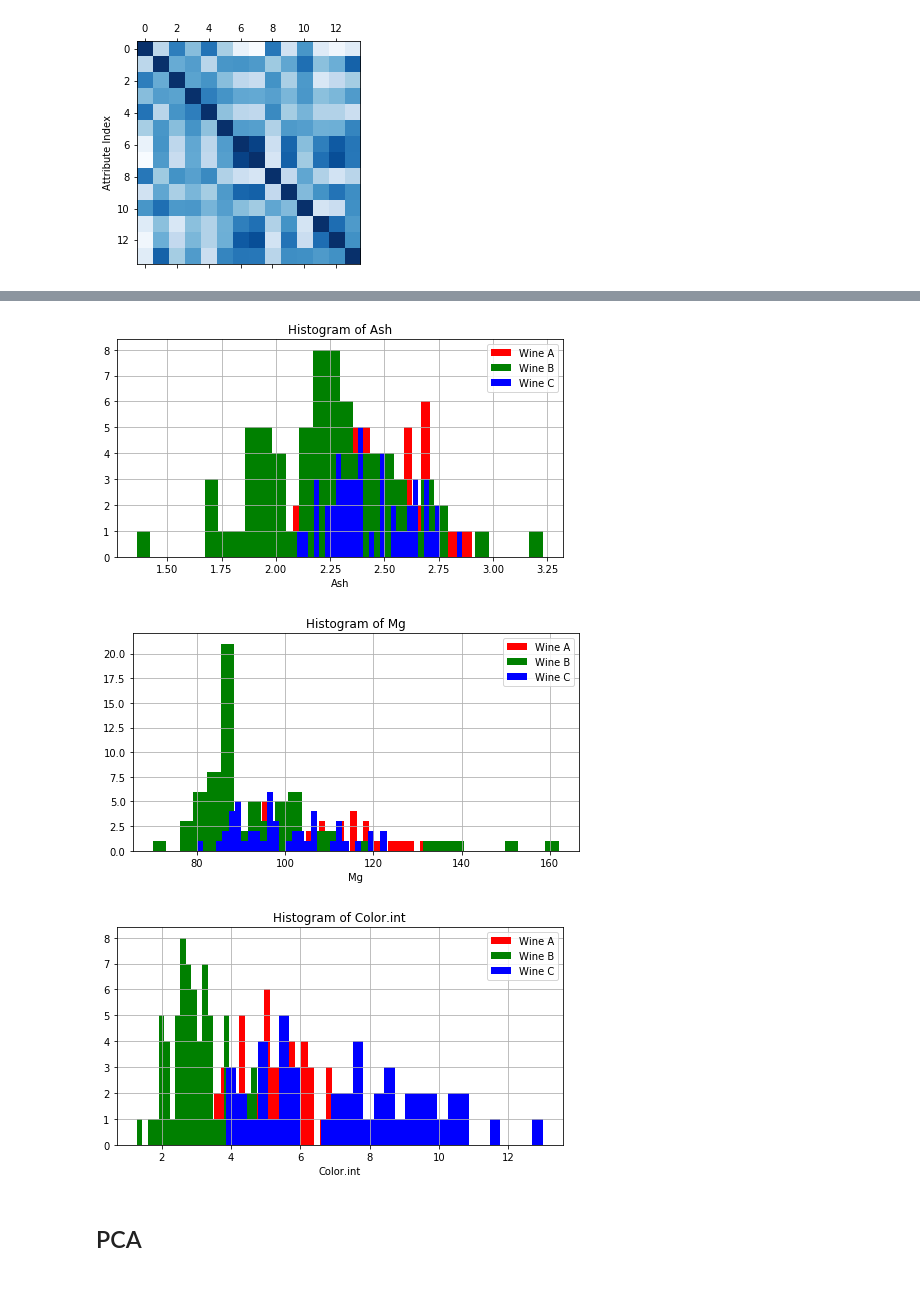
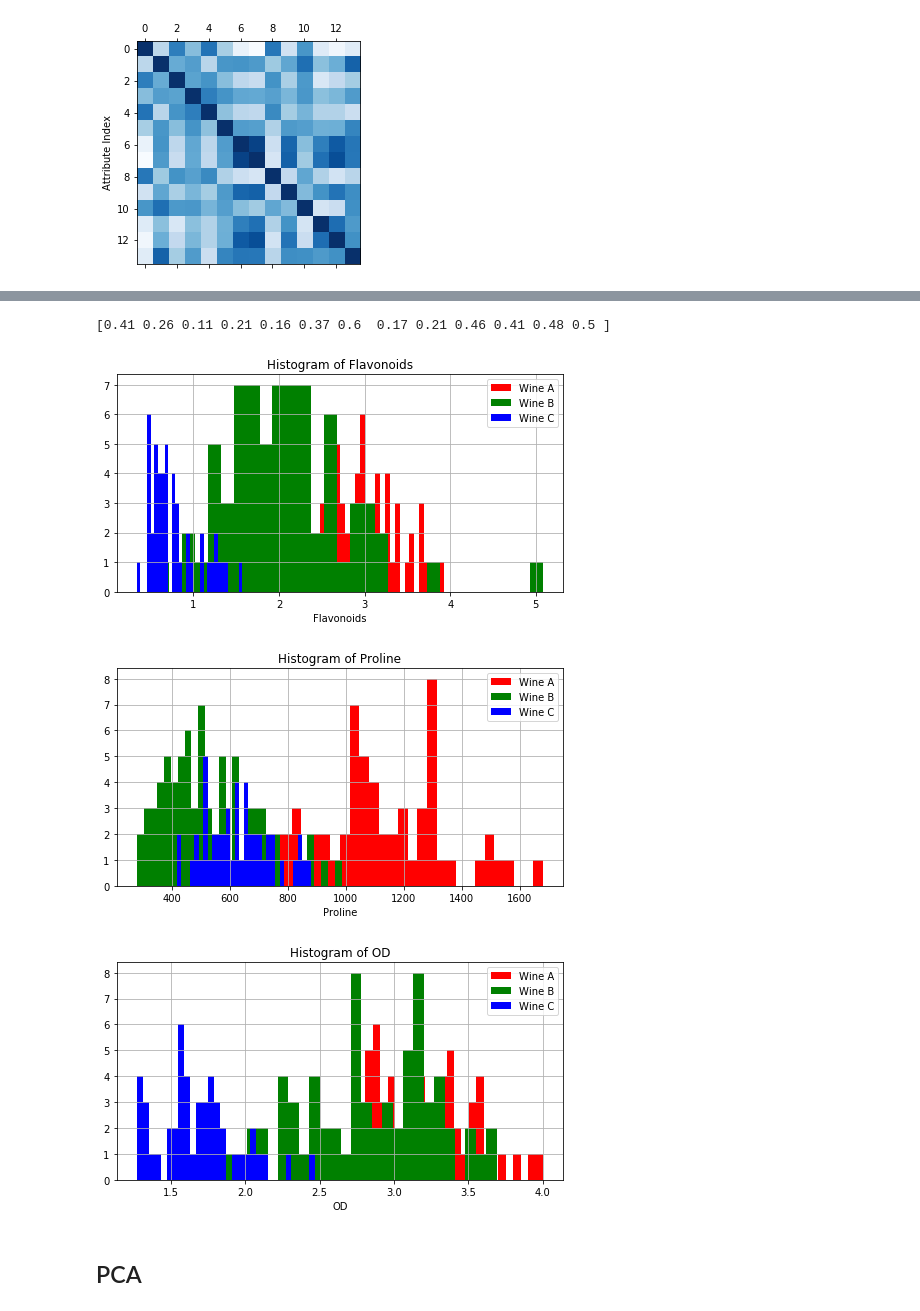
Before and after one commit to vabichequer/Lab1-ML, a Jupyter notebook: Muestra/Muestra.ipynb, the cells around one changed output, grey strips where cells are left out. Cells and saved outputs as stored; diff of their text form; code cells hidden in the pictures.

```diff
--- a/Muestra/Muestra.ipynb
+++ b/Muestra/Muestra.ipynb
@@ -97,45 +133,50 @@ plt.show()
+# %%
+MI_ranks = df_MI.describe().round(2) .values[1] #df.loc[df.n == "d", ['a','b']].values.flatten().tolist()
+print(MI_ranks)
+# %% [output]
+[0.41 0.26 0.11 0.21 0.16 0.37 0.6  0.17 0.21 0.46 0.41 0.48 0.5 ]
 # %%
-### Histogram of Alcohol variable
+### Histogram of Flavanoids variable
 
 plt.figure(figsize=(8,4))
-plt.hist(dataset[dataset.Wine==1].Ash, 30, facecolor='r')
-plt.hist(dataset[dataset.Wine==2].Ash, 30, facecolor='g')
-plt.hist(dataset[dataset.Wine==3].Ash, 30, facecolor='b')
-plt.title('Histogram of Ash')
+plt.hist(dataset[dataset.Wine==1].Flavanoids, 30, facecolor='r')
+plt.hist(dataset[dataset.Wine==2].Flavanoids, 30, facecolor='g')
+plt.hist(dataset[dataset.Wine==3].Flavanoids, 30, facecolor='b')
+plt.title('Histogram of Flavonoids')
 plt.legend(['Wine A','Wine B','Wine C'])
-plt.xlabel("Ash")
+plt.xlabel("Flavonoids")
 plt.grid(True)
 plt.show()
 # %% [output]
-[figure, old version]
+[figure, new version]
 # %%
-### Histogram of Alcohol variable
+### Histogram of Proline variable
 
 plt.figure(figsize=(8,4))
-plt.hist(dataset[dataset.Wine==1].Mg, 30, facecolor='r')
-plt.hist(dataset[dataset.Wine==2].Mg, 30, facecolor='g')
-plt.hist(dataset[dataset.Wine==3].Mg, 30, facecolor='b')
-plt.title('Histogram of Mg')
+plt.hist(dataset[dataset.Wine==1].Proline, 30, facecolor='r')
+plt.hist(dataset[dataset.Wine==2].Proline, 30, facecolor='g')
+plt.hist(dataset[dataset.Wine==3].Proline, 30, facecolor='b')
+plt.title('Histogram of Proline')
 plt.legend(['Wine A','Wine B','Wine C'])
-plt.xlabel("Mg")
+plt.xlabel("Proline")
 plt.grid(True)
 plt.show()
 # %% [output]
-[figure, old version]
+[figure, new version]
 # %%
-### Histogram of Alcohol variable
+### Histogram of OD variable
 
 plt.figure(figsize=(8,4))
-plt.hist(dataset[dataset.Wine==1]['Color.int'], 30, facecolor='r')
-plt.hist(dataset[dataset.Wine==2]['Color.int'], 30, facecolor='g')
-plt.hist(dataset[dataset.Wine==3]['Color.int'], 30, facecolor='b')
-plt.title('Histogram of Color.int')
+plt.hist(dataset[dataset.Wine==1].OD, 30, facecolor='r')
+plt.hist(dataset[dataset.Wine==2].OD, 30, facecolor='g')
+plt.hist(dataset[dataset.Wine==3].OD, 30, facecolor='b')
+plt.title('Histogram of OD')
 plt.legend(['Wine A','Wine B','Wine C'])
-plt.xlabel("Color.int")
+plt.xlabel("OD")
 plt.grid(True)
 plt.show()
 # %% [output]
-[figure, old version]
+[figure, new version]
 # %% [markdown]
 ## PCA
 # %%
```
Also changed, not shown: parts of 14 cells of this notebook, 2 other files.
